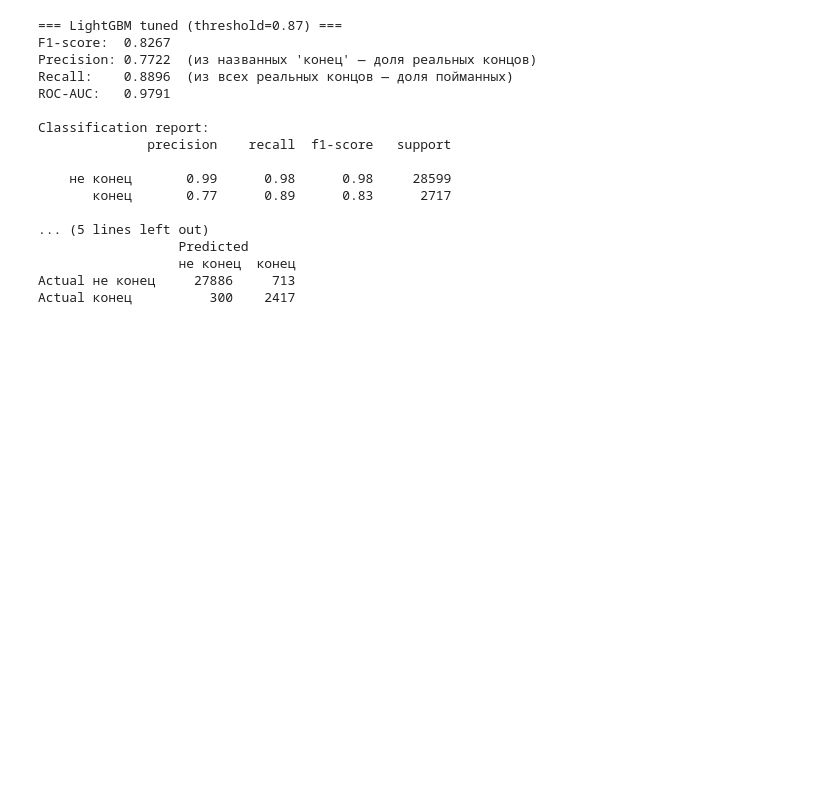
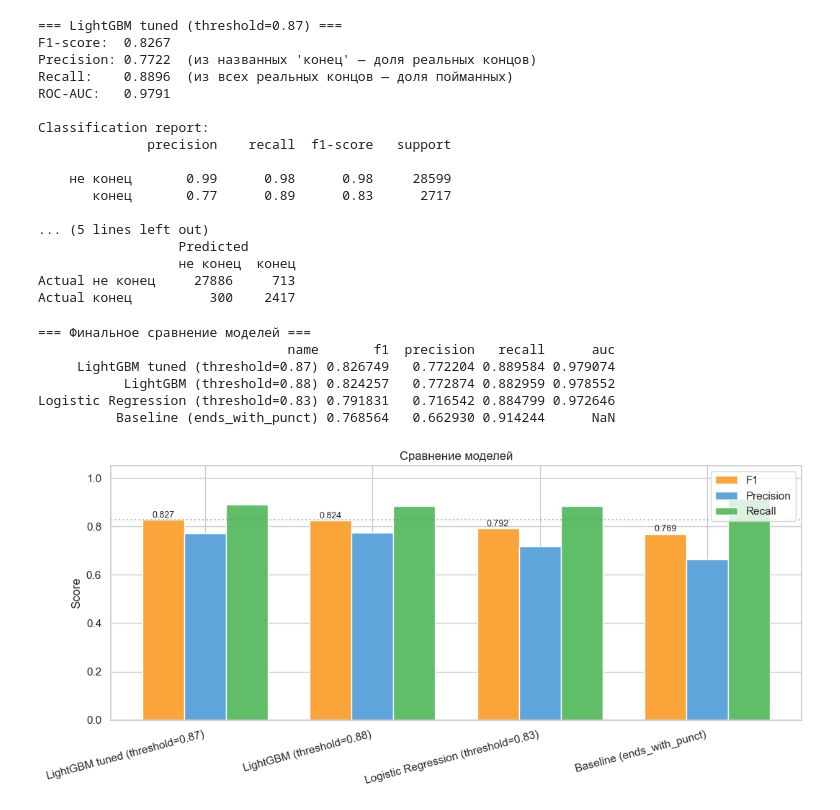
Before and after one commit to bukenov/turn-detector, a Jupyter notebook: notebooks/02_modeling.ipynb, the cells around one changed output. Saved outputs shown, nothing was run; the diff lists cells and outputs as text; code cells hidden in the pictures; blank space fills up the shorter version.

Commit message:
feat(model): final comparison, PR/ROC curves, save tuned model

```diff
--- a/notebooks/02_modeling.ipynb
+++ b/notebooks/02_modeling.ipynb
@@ -558,3 +558,42 @@ Classification report:
                   не конец  конец
 Actual не конец     27886     713
 Actual конец          300    2417
+# %%
+results_df = pd.DataFrame(results)
+results_df = results_df.sort_values('f1', ascending=False).reset_index(drop=True)
+
+print("=== Финальное сравнение моделей ===")
+print(results_df.to_string(index=False))
+
+# Визуализация
+fig, ax = plt.subplots(figsize=(11, 5))
+x = np.arange(len(results_df))
+width = 0.25
+
+ax.bar(x - width, results_df['f1'], width, label='F1', color='#FAA43A')
+ax.bar(x, results_df['precision'], width, label='Precision', color='#5DA5DA')
+ax.bar(x + width, results_df['recall'], width, label='Recall', color='#60BD68')
+
+ax.set_xticks(x)
+ax.set_xticklabels(results_df['name'], rotation=15, ha='right')
+ax.set_ylabel('Score')
+ax.set_title('Сравнение моделей')
+ax.set_ylim(0, 1.05)
+ax.legend()
+ax.axhline(results_df['f1'].max(), color='gray', linestyle=':', alpha=0.5)
+
+# Подписи F1 над барами
+for i, f1 in enumerate(results_df['f1']):
+    ax.text(i - width, f1 + 0.01, f'{f1:.3f}', ha='center', fontsize=9)
+
+plt.tight_layout()
+plt.savefig('../reports/figures/models_comparison.png', dpi=150, bbox_inches='tight')
+plt.show()
+# %% [output]
+=== Финальное сравнение моделей ===
+                                name       f1  precision   recall      auc
+     LightGBM tuned (threshold=0.87) 0.826749   0.772204 0.889584 0.979074
+           LightGBM (threshold=0.88) 0.824257   0.772874 0.882959 0.978552
+Logistic Regression (threshold=0.83) 0.791831   0.716542 0.884799 0.972646
+          Baseline (ends_with_punct) 0.768564   0.662930 0.914244      NaN
+[figure, added]
```
Also changed, not shown: parts of 3 cells of this notebook, 6 other files.
